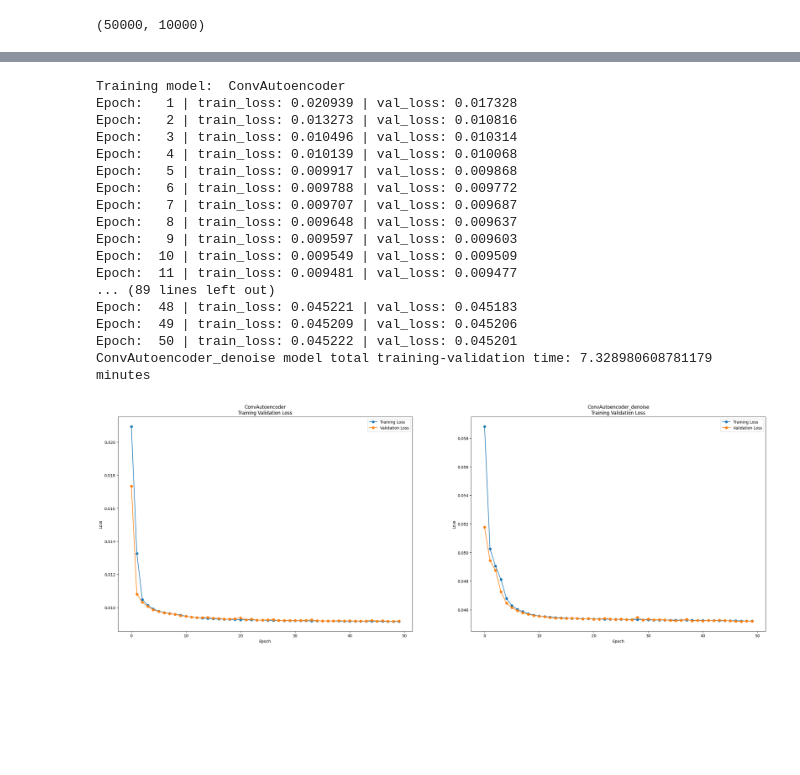
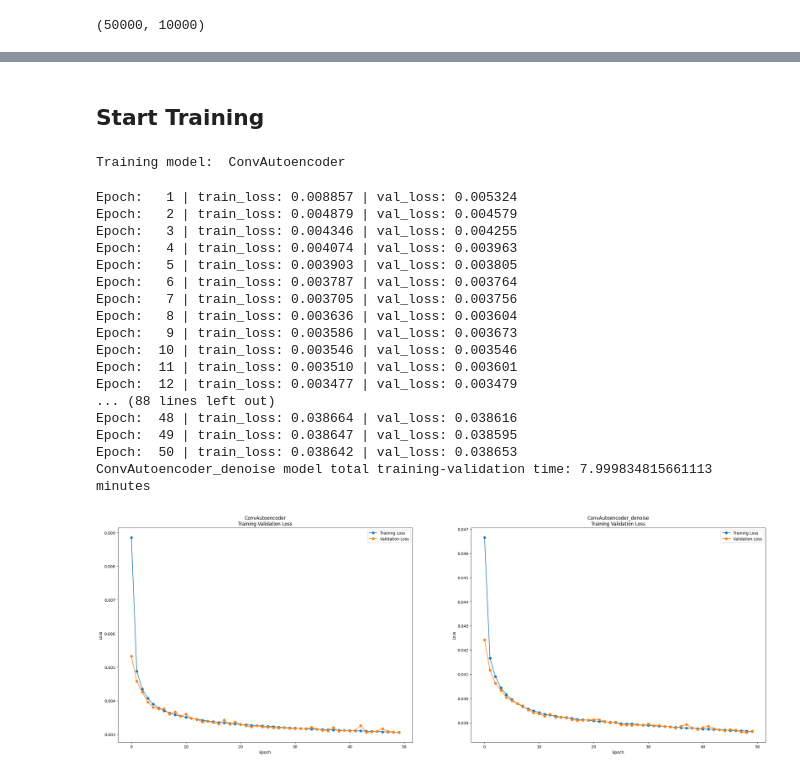
Before and after one commit to ShrikanthX/AIM_ASE_project, a Jupyter notebook: Image_denoiser.ipynb, the cells around one changed output, grey strips where cells are left out. Cells and saved outputs as stored; diff of their text form; code cells hidden in the pictures; blank space fills up the shorter version.

```diff
--- a/Image_denoiser.ipynb
+++ b/Image_denoiser.ipynb
@@ -224,3 +222,39 @@ class ConvAutoencoder(nn.Module):
+# %%
+class ConvAutoencoder(nn.Module):
+    def __init__(self):
+        super(ConvAutoencoder, self).__init__()
+        ## encoder layers ##
+        # conv layer (depth from 3 --> 16), 3x3 kernels
+        self.conv1 = nn.Conv2d(3, 64, 3, padding=1)
+        # conv layer (depth from 16 --> 4), 3x3 kernels
+        self.conv2 = nn.Conv2d(64, 16, 3, padding=1)
+        # pooling layer to reduce x-y dims by two; kernel and stride of 2
+        self.pool = nn.MaxPool2d(2, 2)
+
+        ## decoder layers ##
+        ## a kernel of 2 and a stride of 2 will increase the spatial dims by 2
+        self.t_conv1 = nn.ConvTranspose2d(16, 64, 2, stride=2)
+        self.t_conv2 = nn.ConvTranspose2d(64, 3, 2, stride=2)
+
+    def forward(self, x):
+        ## encode ##
+        # add hidden layers with relu activation function
+        # and maxpooling after
+        x = F.relu(self.conv1(x))
+        x = self.pool(x)
+        # add second hidden layer
+        x = F.relu(self.conv2(x))
+        x = self.pool(x)  # compressed representation
+
+        ## decode ##
+        # add transpose conv layers, with relu activation function
+        x = F.relu(self.t_conv1(x))
+        # output layer (with sigmoid for scaling from 0 to 1)
+        x = F.sigmoid(self.t_conv2(x))
+
+        return x
+# %% [markdown]
+## Start Training
 # %%
 #  Training process
 
@@ -233,13 +267,13 @@ for idx in range(runs):
   if idx == 0:
     model = ConvAutoencoder()
     model_name = 'ConvAutoencoder'
-    train_load = trainloader
-    test_load = testloader
+    train_load = train_dl
+    test_load = test_dl
   elif idx == 1:
     model = ConvAutoencoder()
     model_name = 'ConvAutoencoder_denoise'
-    train_load = trainloader_noisy
-    test_load = testloader_noisy
+    train_load = train_dl_noisy
+    test_load = test_dl_noisy
 
   print('Training model: ', model_name)
 #   print(model)
@@ -258,47 +292,48 @@ for idx in range(runs):
   checkpoint_frequency = 3
 
   device = torch.device("cuda" if torch.cuda.is_available() else "cpu")
 
   train_loss_list = []
   val_loss_list = []
   lowest_loss = np.Inf
 
 
 
   for epoch in range(epochs):
     train_loss = train(model, train_load, optimizer, criterion, device, idx,lr_scheduler, writer,stopper,checkpoint_frequency)
     train_loss_list.append(train_loss)
 
     val_loss = validate(model, test_load, optimizer, criterion, device, idx,lr_scheduler, writer,stopper,checkpoint_frequency)
     val_loss_list.append(val_loss)
 
     if val_loss < lowest_loss:
       torch.save(model.state_dict(), model_save_path)
 
 
     print('Epoch: {0:3d} | train_loss: {1:2f} | val_loss: {2:2f}'.format(epoch + 1, train_loss, val_loss))
 
   end = time.time()
 
   print(f'{model_name} model total training-validation time: {(end-start) / 60} minutes\n')
 
   plot_metrics(idx, model_name, train_loss_list, val_loss_list)
 # %% [output]
 Training model:  ConvAutoencoder
-Epoch:   1 | train_loss: 0.020939 | val_loss: 0.017328
-Epoch:   2 | train_loss: 0.013273 | val_loss: 0.010816
-Epoch:   3 | train_loss: 0.010496 | val_loss: 0.010314
-Epoch:   4 | train_loss: 0.010139 | val_loss: 0.010068
-Epoch:   5 | train_loss: 0.009917 | val_loss: 0.009868
-Epoch:   6 | train_loss: 0.009788 | val_loss: 0.009772
-Epoch:   7 | train_loss: 0.009707 | val_loss: 0.009687
-Epoch:   8 | train_loss: 0.009648 | val_loss: 0.009637
-Epoch:   9 | train_loss: 0.009597 | val_loss: 0.009603
-Epoch:  10 | train_loss: 0.009549 | val_loss: 0.009509
-Epoch:  11 | train_loss: 0.009481 | val_loss: 0.009477
-... (89 lines left out)
-Epoch:  48 | train_loss: 0.045221 | val_loss: 0.045183
-Epoch:  49 | train_loss: 0.045209 | val_loss: 0.045206
-Epoch:  50 | train_loss: 0.045222 | val_loss: 0.045201
-ConvAutoencoder_denoise model total training-validation time: 7.328980608781179 minutes
+Epoch:   1 | train_loss: 0.008857 | val_loss: 0.005324
+Epoch:   2 | train_loss: 0.004879 | val_loss: 0.004579
+Epoch:   3 | train_loss: 0.004346 | val_loss: 0.004255
+Epoch:   4 | train_loss: 0.004074 | val_loss: 0.003963
+Epoch:   5 | train_loss: 0.003903 | val_loss: 0.003805
+Epoch:   6 | train_loss: 0.003787 | val_loss: 0.003764
+Epoch:   7 | train_loss: 0.003705 | val_loss: 0.003756
+Epoch:   8 | train_loss: 0.003636 | val_loss: 0.003604
+Epoch:   9 | train_loss: 0.003586 | val_loss: 0.003673
+Epoch:  10 | train_loss: 0.003546 | val_loss: 0.003546
+Epoch:  11 | train_loss: 0.003510 | val_loss: 0.003601
+Epoch:  12 | train_loss: 0.003477 | val_loss: 0.003479
+... (88 lines left out)
+Epoch:  48 | train_loss: 0.038664 | val_loss: 0.038616
+Epoch:  49 | train_loss: 0.038647 | val_loss: 0.038595
+Epoch:  50 | train_loss: 0.038642 | val_loss: 0.038653
+ConvAutoencoder_denoise model total training-validation time: 7.999834815661113 minutes
-[figure, old version]
+[figure, new version]
```
Also changed, not shown: parts of 23 cells of this notebook, 2 other files.
